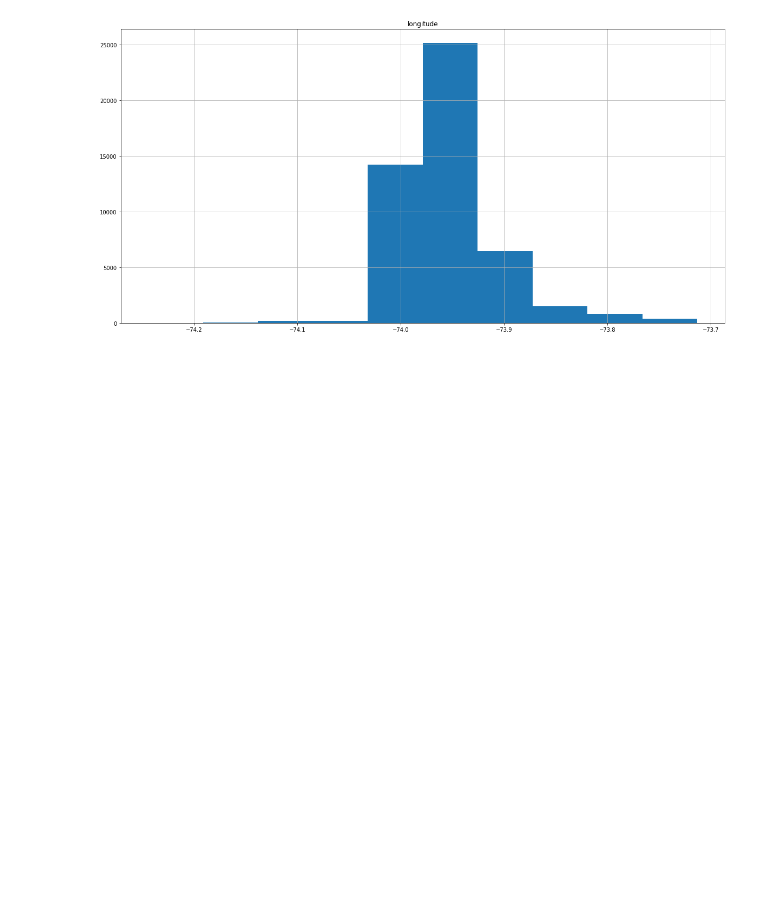
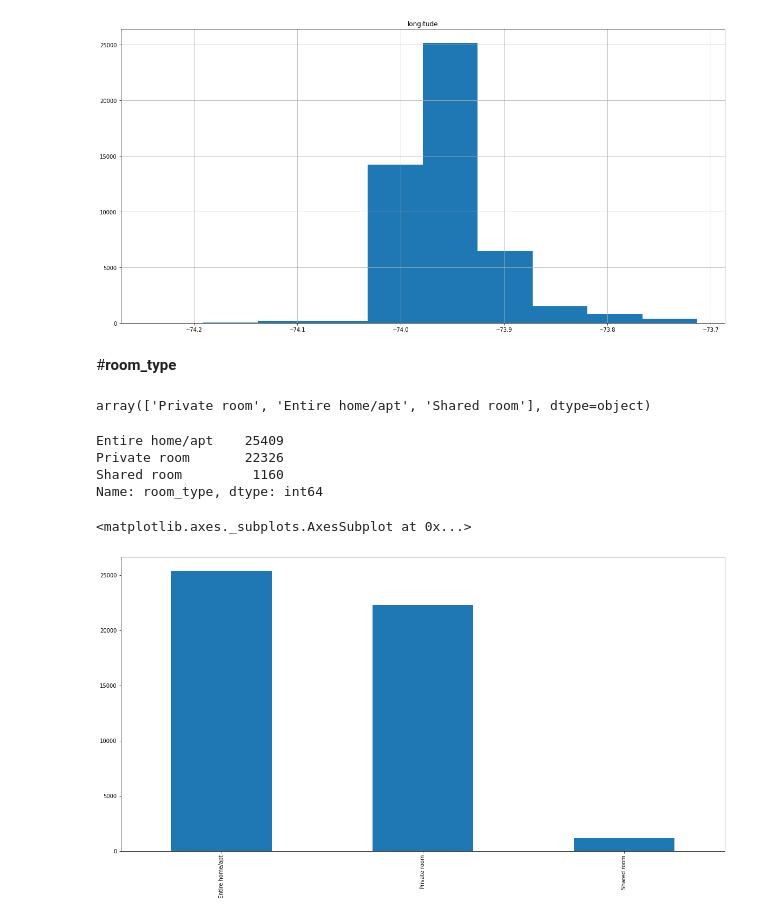
Before and after one commit to Gauravmehra1/Airbnb, a Jupyter notebook: Copy_of_Airbnb_Bookings_Analysis_Capstone_Project.ipynb, the cells around one changed output. Cells and saved outputs as stored; diff of their text form; code cells hidden in the pictures; blank space fills up the shorter version.

```diff
--- a/Copy_of_Airbnb_Bookings_Analysis_Capstone_Project.ipynb
+++ b/Copy_of_Airbnb_Bookings_Analysis_Capstone_Project.ipynb
@@ -296,3 +296,5 @@ Name: longitude, Length: 14718, dtype: int64
 df.hist('longitude');
 # %% [output]
 [figure]
+# %% [markdown]
+#**room_type**
@@ -298,0 +303,17 @@ df.hist('longitude');
+# %%
+df['room_type'].unique()
+# %% [output]
+array(['Private room', 'Entire home/apt', 'Shared room'], dtype=object)
+# %%
+df['room_type'].value_counts()
+# %% [output]
+Entire home/apt    25409
+Private room       22326
+Shared room         1160
+Name: room_type, dtype: int64
+# %%
+plt.rcParams['figure.figsize']=(20,10)
+df['room_type'].value_counts().plot(kind='bar')
+# %% [output]
+<matplotlib.axes._subplots.AxesSubplot at 0x...>
+[figure, added]
```
Also changed, not shown: parts of 16 cells of this notebook.
